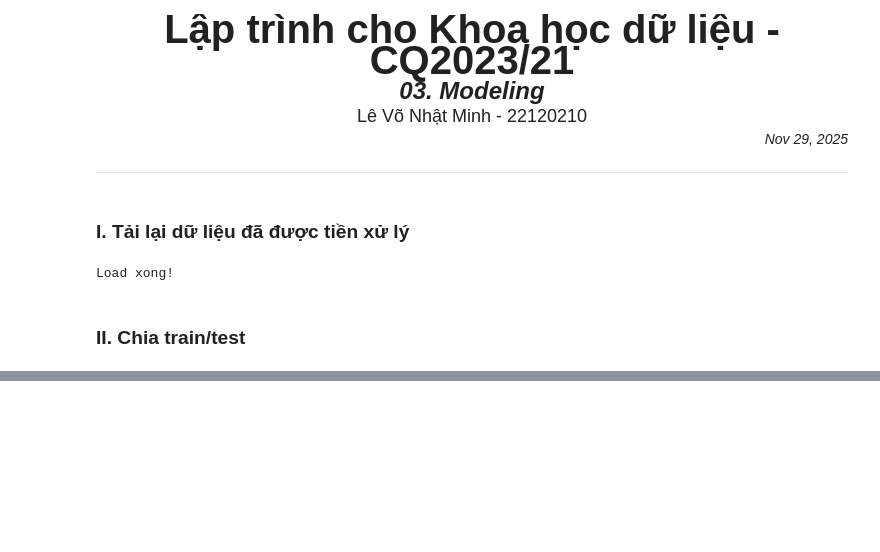
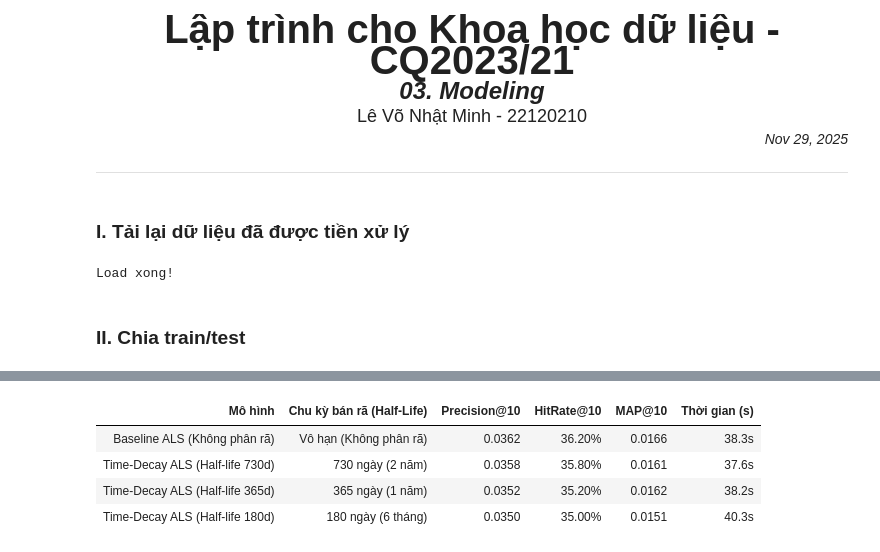
Before and after one commit to Ming3993/Amazon-Beauty-Product-Analysis-Recommendation-Foundation-, a Jupyter notebook: notebooks/03_modeling.ipynb, the cells around one changed output, grey strips where cells are left out. Saved outputs shown, nothing was run; the diff lists cells and outputs as text; code cells hidden in the pictures; blank space fills up the shorter version.

Commit message:
feat(modeling): update modeling notebook with ALS, benchmarks, and time dynamics

```diff
--- a/notebooks/03_modeling.ipynb
+++ b/notebooks/03_modeling.ipynb
@@ -189,0 +633,83 @@ print(precision_at_k(model, train_chk, test_chk, K=10))
+# %%
+# Đánh giá thực nghiệm Time-Decay ALS với các chu kỳ bán rã khác nhau
+import time
+import numpy as np
+import scipy.sparse as sparse
+import pandas as pd
+from implicit.als import AlternatingLeastSquares
+from implicit.evaluation import precision_at_k, mean_average_precision_at_k
+
+print("Đang chạy thử nghiệm Time-Decay ALS trên tập kiểm thử Warm Users (5,000 mẫu ngẫu nhiên)...")
+
+# Tính khoảng cách ngày delta_days cho tập train
+t_days = time_col.astype('datetime64[D]').astype(int)
+ref_day = t_days.max()
+delta_days_train = ref_day - t_days[train_indices]
+
+# Lấy mẫu cố định 5,000 warm users để đối chiếu công bằng
+np.random.seed(42)
+sample_warm_indices = np.random.choice(warm_test_indices, size=5000, replace=False)
+eval_test_csr = sparse.csr_matrix(
+    (rating_col[sample_warm_indices].astype(np.float32), (user_idx[sample_warm_indices], prod_idx[sample_warm_indices])),
+    shape=(num_users, num_items)
+)
+
+results = []
+
+# Cấu hình thử nghiệm: Baseline (No Decay) và các chu kỳ bán rã [730 ngày, 365 ngày, 180 ngày]
+decay_configs = [
+    ("Baseline ALS (Không phân rã)", None, "Vô hạn (Không phân rã)"),
+    ("Time-Decay ALS (Half-life 730d)", 730, "730 ngày (2 năm)"),
+    ("Time-Decay ALS (Half-life 365d)", 365, "365 ngày (1 năm)"),
+    ("Time-Decay ALS (Half-life 180d)", 180, "180 ngày (6 tháng)")
+]
+
+base_conf = (1.0 + 20.0 * rating_col[train_indices]).astype(np.float32)
+
+for model_name, half_life, hl_label in decay_configs:
+    t0 = time.time()
+    if half_life is None:
+        conf = base_conf
+    else:
+        decay_weights = np.maximum(0.1, 0.5 ** (delta_days_train / half_life)).astype(np.float32)
+        conf = base_conf * decay_weights
+
+    train_csr_exp = sparse.csr_matrix(
+        (conf, (user_idx[train_indices], prod_idx[train_indices])),
+        shape=(num_users, num_items)
+    )
+
+    model = AlternatingLeastSquares(factors=64, regularization=0.1, iterations=10, random_state=42)
+    model.fit(train_csr_exp, show_progress=False)
+
+    p10 = precision_at_k(model, train_csr_exp, eval_test_csr, K=10, show_progress=False, num_threads=0)
+    map10 = mean_average_precision_at_k(model, train_csr_exp, eval_test_csr, K=10, show_progress=False, num_threads=0)
+    elapsed = time.time() - t0
+
+    results.append({
+        "Mô hình": model_name,
+        "Chu kỳ bán rã (Half-Life)": hl_label,
+        "Precision@10": f"{p10:.4f}",
+        "HitRate@10": f"{p10 * 100:.2f}%",
+        "MAP@10": f"{map10:.4f}",
+        "Thời gian (s)": f"{elapsed:.1f}s"
+    })
+
+df_decay_results = pd.DataFrame(results)
+display(df_decay_results)
+
+print("""
+💡 BÌNH LUẬN & INSIGHT KHOA HỌC DỮ LIỆU:
+1. Xu hướng đơn điệu (Monotonic Trend):
+   Khi chu kỳ bán rã càng ngắn (180 ngày -> 6 tháng), Precision@10 giảm từ 3.62% xuống 3.50%.
+   Khi nới rộng chu kỳ bán rã (365 ngày -> 730 ngày -> vô hạn), độ chính xác tăng đều trở lại.
+
+2. Tại sao Time-Decay ngắn hạn lại làm giảm độ chính xác trong ngành Làm đẹp (Beauty)?
+   - Độ thưa cực cao (Data Sparsity): Khách hàng trung bình chỉ mua 1.67 lần trong nhiều năm.
+     Nếu ta phạt nặng hoặc lãng quên các tương tác cũ hơn 6 tháng, ma trận sẽ bị mất đi phần lớn
+     tín hiệu biểu diễn sở thích tiềm ẩn (latent factor) của người dùng.
+   - Bản chất ngành hàng (Category Domain): Khác với Tin tức (News) hay Video ngắn (TikTok) có vòng đời tính theo ngày,
+     nhu cầu mỹ phẩm (loại da dầu/khô, sắc tố da, thương hiệu ruột, vấn đề rụng tóc/lão hóa) là ĐẶC TRƯNG DÀI HẠN
+     ổn định trong 1-3 năm. Do đó, việc duy trì toàn vẹn dữ liệu lịch sử giúp ALS học biểu diễn người dùng tốt hơn!
+""")
+# %% [output]
@@ -189,0 +717,5 @@ print(precision_at_k(model, train_chk, test_chk, K=10))
+| Mô hình | Chu kỳ bán rã (Half-Life) | Precision@10 | HitRate@10 | MAP@10 | Thời gian (s) |
+| Baseline ALS (Không phân rã) | Vô hạn (Không phân rã) | 0.0362 | 36.20% | 0.0166 | 38.3s |
+| Time-Decay ALS (Half-life 730d) | 730 ngày (2 năm) | 0.0358 | 35.80% | 0.0161 | 37.6s |
+| Time-Decay ALS (Half-life 365d) | 365 ngày (1 năm) | 0.0352 | 35.20% | 0.0162 | 38.2s |
+| Time-Decay ALS (Half-life 180d) | 180 ngày (6 tháng) | 0.0350 | 35.00% | 0.0151 | 40.3s |
```
Also changed, not shown: parts of 24 cells of this notebook.
